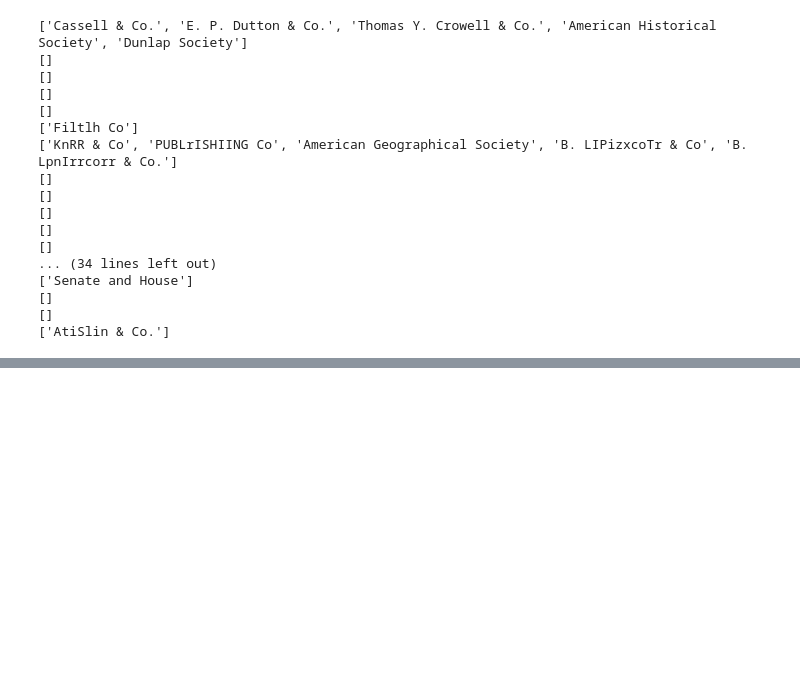
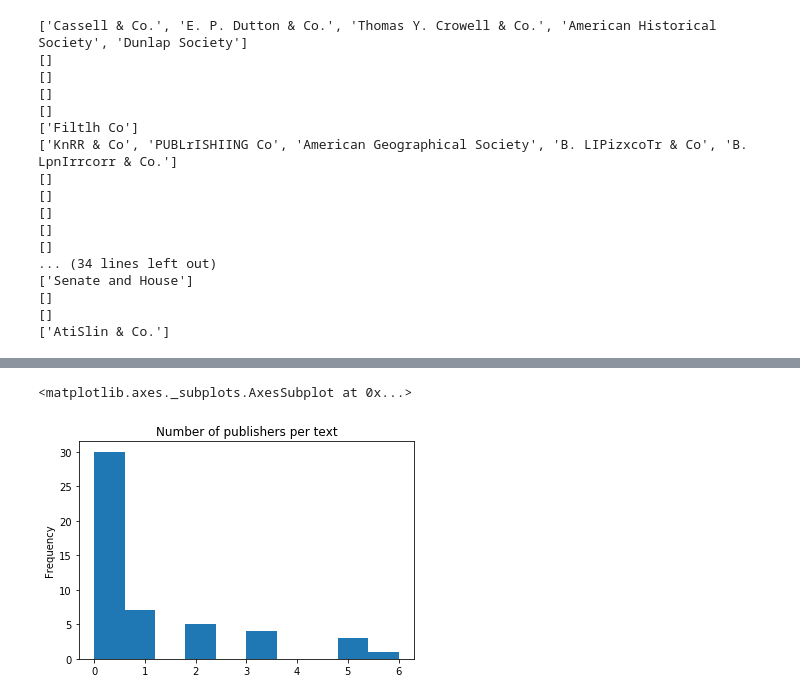
Before and after one commit to mjlavin80/aps_review_classification, a Jupyter notebook: jupyter_notebooks/name_analysis.ipynb, the cells around one changed output, grey strips where cells are left out. Saved outputs shown, nothing was run; the diff lists cells and outputs as text; code cells hidden in the pictures; blank space fills up the shorter version.

```diff
--- a/jupyter_notebooks/name_analysis.ipynb
+++ b/jupyter_notebooks/name_analysis.ipynb
@@ -64,0 +78,3 @@ review_df.head()
+# %%
+review_df['pub_count'] = review_df.pubs.map(len)
+review_df['person_count'] = review_df.people.map(len)
@@ -64,0 +90,5 @@ review_df.head()
+# %%
+review_df.pub_count.plot(kind='hist', title='Number of publishers per text')
+# %% [output]
+<matplotlib.axes._subplots.AxesSubplot at 0x...>
+[figure, added]
```
Also changed, not shown: parts of 34 cells of this notebook, 2 other files.
